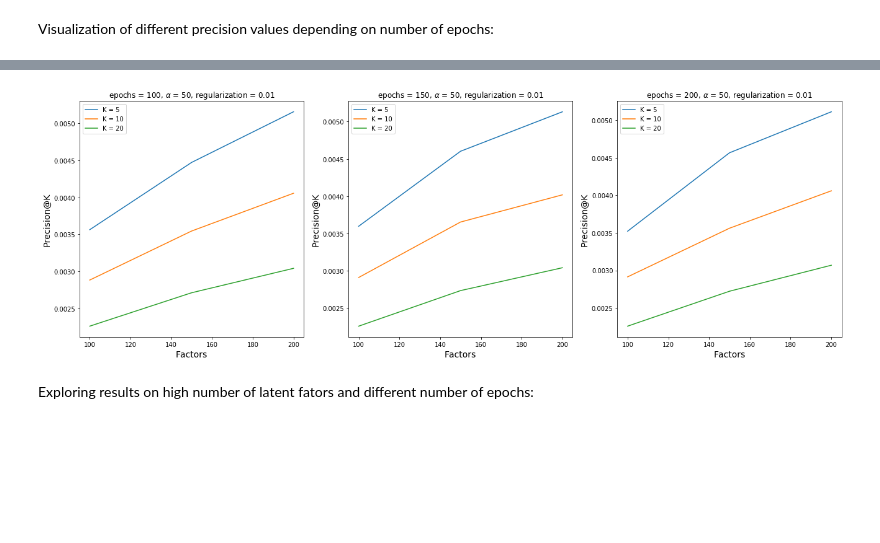
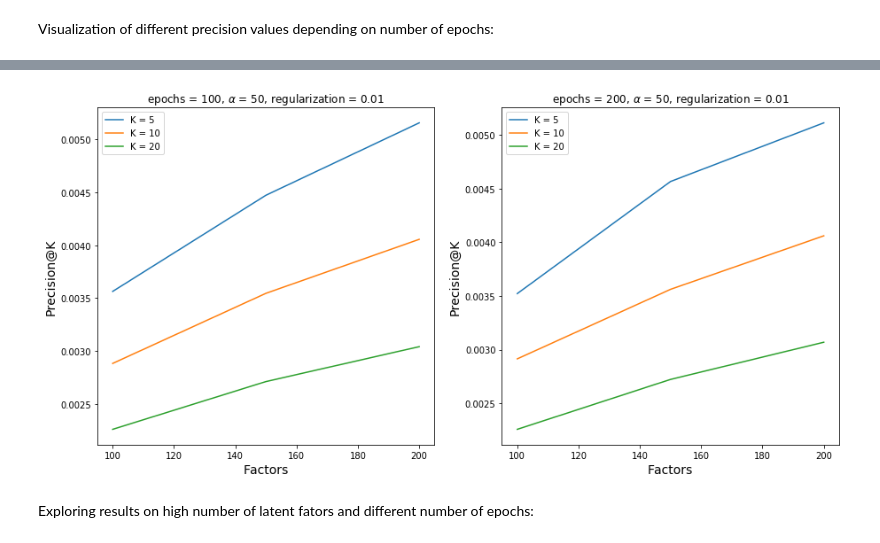
Before and after one commit to dKustura/kiva-cf, a Jupyter notebook: result-analysis.ipynb, the cells around one changed output, grey strips where cells are left out. Saved outputs shown, nothing was run; the diff lists cells and outputs as text; code cells hidden in the pictures; blank space fills up the shorter version.

```diff
--- a/result-analysis.ipynb
+++ b/result-analysis.ipynb
@@ -418,38 +418,38 @@ factors_20_precisions_epochs_80 = factors_diff_scores_epochs_80.iloc[factors_dif
 
 factors_diff_values = [100, 150, 200]
 # %%
-plt.figure(figsize=(22, 7))
+plt.figure(figsize=(15, 7))
 
-plt.subplot(131)
+plt.subplot(121)
 plt.title(r'epochs = 100, $\alpha$ = 50, regularization = 0.01')
 plt.xlabel('Factors', fontsize=14)
 plt.ylabel('Precision@K', fontsize=14)
 plt.plot(factors_diff_values, factors_5_precisions_epochs_40)
 plt.plot(factors_diff_values, factors_10_precisions_epochs_40)
 plt.plot(factors_diff_values, factors_20_precisions_epochs_40)
 plt.legend(['K = 5', 'K = 10', 'K = 20'], loc='upper left')
 
-plt.subplot(132)
-plt.title(r'epochs = 150, $\alpha$ = 50, regularization = 0.01')
-plt.xlabel('Factors', fontsize=14)
-plt.ylabel('Precision@K', fontsize=14)
-plt.plot(factors_diff_values, factors_5_precisions_epochs_60)
-plt.plot(factors_diff_values, factors_10_precisions_epochs_60)
-plt.plot(factors_diff_values, factors_20_precisions_epochs_60)
-plt.legend(['K = 5', 'K = 10', 'K = 20'], loc='upper left')
+# plt.subplot(132)
+# plt.title(r'epochs = 150, $\alpha$ = 50, regularization = 0.01')
+# plt.xlabel('Factors', fontsize=14)
+# plt.ylabel('Precision@K', fontsize=14)
+# plt.plot(factors_diff_values, factors_5_precisions_epochs_60)
+# plt.plot(factors_diff_values, factors_10_precisions_epochs_60)
+# plt.plot(factors_diff_values, factors_20_precisions_epochs_60)
+# plt.legend(['K = 5', 'K = 10', 'K = 20'], loc='upper left')
 
-plt.subplot(133)
+plt.subplot(122)
 plt.title(r'epochs = 200, $\alpha$ = 50, regularization = 0.01')
 plt.xlabel('Factors', fontsize=14)
 plt.ylabel('Precision@K', fontsize=14)
 plt.plot(factors_diff_values, factors_5_precisions_epochs_80)
 plt.plot(factors_diff_values, factors_10_precisions_epochs_80)
 plt.plot(factors_diff_values, factors_20_precisions_epochs_80)
 plt.legend(['K = 5', 'K = 10', 'K = 20'], loc='upper left')
 
 plt.show()
 # %% [output]
-[figure, old version]
+[figure, new version]
 # %% [markdown]
 Exploring results on high number of latent fators and different number of epochs:
 # %%
```
Also changed, not shown: parts of 1 cell of this notebook, 5 other files.
